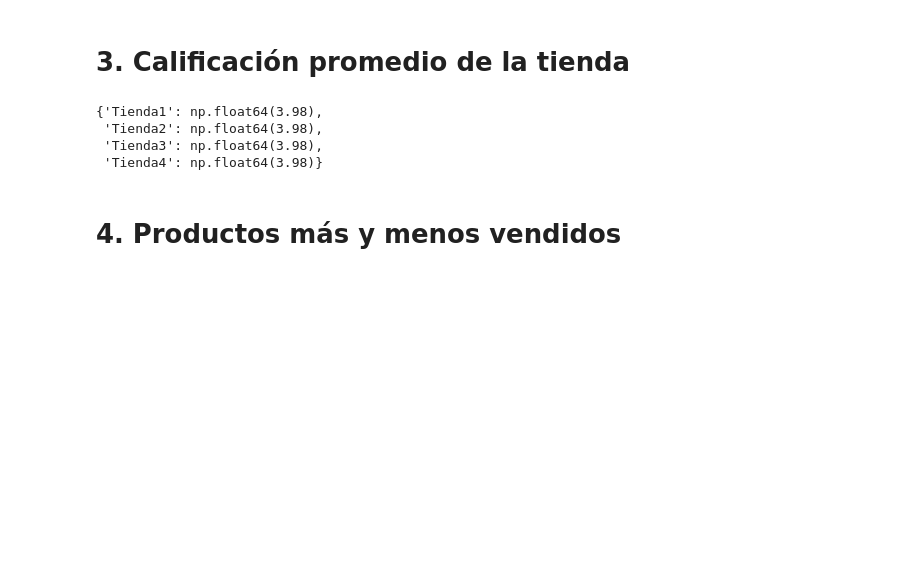
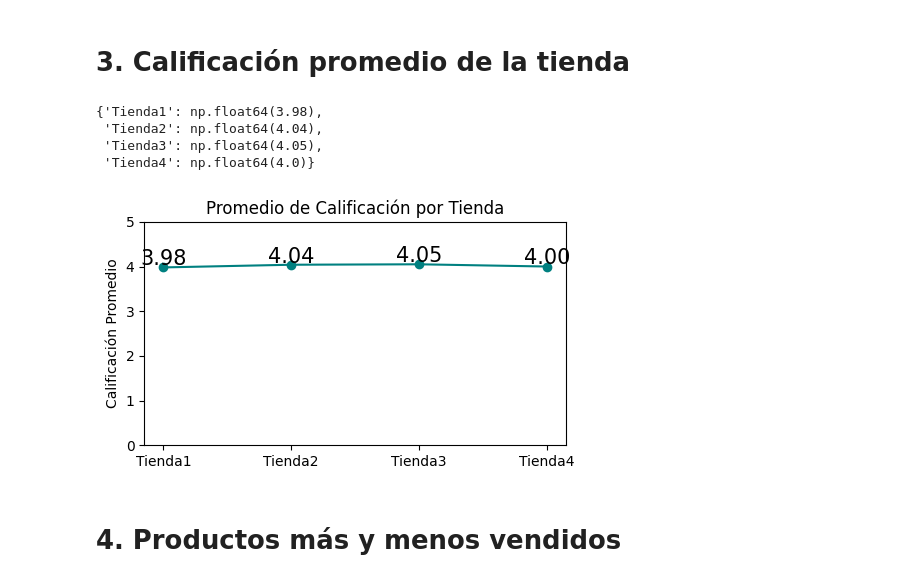
Before and after one commit to jeshua2829/1erDesafioPython, a Jupyter notebook: AluraStoreLatam.ipynb, the cells around one changed output. Cells and saved outputs as stored; diff of their text form; code cells hidden in the pictures; blank space fills up the shorter version.

```diff
--- a/AluraStoreLatam.ipynb
+++ b/AluraStoreLatam.ipynb
@@ -145,16 +159,31 @@ plt.show()
 # %% [markdown]
 # 3. Calificación promedio de la tienda
 # %%
-calificacion_Promedio_T1 =round(tienda["Calificación"].sum()/tienda["Calificación"].count(),2)
-calificacion_Promedio_T2 =round(tienda["Calificación"].sum()/tienda2["Calificación"].count(),2)
-calificacion_Promedio_T3 =round(tienda["Calificación"].sum()/tienda3["Calificación"].count(),2)
-calificacion_Promedio_T4 =round(tienda["Calificación"].sum()/tienda4["Calificación"].count(),2)
+calificacion_Promedio_T1 =round(tienda["Calificación"].mean(),2)
+calificacion_Promedio_T2 =round(tienda2["Calificación"].mean(),2)
+calificacion_Promedio_T3 =round(tienda3["Calificación"].mean(),2)
+calificacion_Promedio_T4 =round(tienda4["Calificación"].mean(),2)
 Calificacion = {"Tienda1" :calificacion_Promedio_T1,"Tienda2" :calificacion_Promedio_T2,"Tienda3" :calificacion_Promedio_T3,"Tienda4" :calificacion_Promedio_T4}
 Calificacion
 # %% [output]
 {'Tienda1': np.float64(3.98),
- 'Tienda2': np.float64(3.98),
- 'Tienda3': np.float64(3.98),
- 'Tienda4': np.float64(3.98)}
+ 'Tienda2': np.float64(4.04),
+ 'Tienda3': np.float64(4.05),
+ 'Tienda4': np.float64(4.0)}
+# %%
+fig, ax = plt.subplots(figsize=(5, 3))
+ax.plot(list(Calificacion.keys()), list(Calificacion.values()), marker='o', linestyle='-', color='teal')
+
+ax.set_title("Promedio de Calificación por Tienda", fontsize=12)
+ax.set_ylabel("Calificación Promedio", fontsize=10)
+ax.set_ylim(0, 5)
+
+for i, valor in enumerate(Calificacion.values()):
+    ax.text(i, valor + 0.05, f"{valor:.2f}", ha='center', fontsize=15)
+
+plt.tight_layout()
+plt.show()
+# %% [output]
+[figure, added]
 # %% [markdown]
 # 4. Productos más y menos vendidos
```
Also changed, not shown: parts of 22 cells of this notebook.
